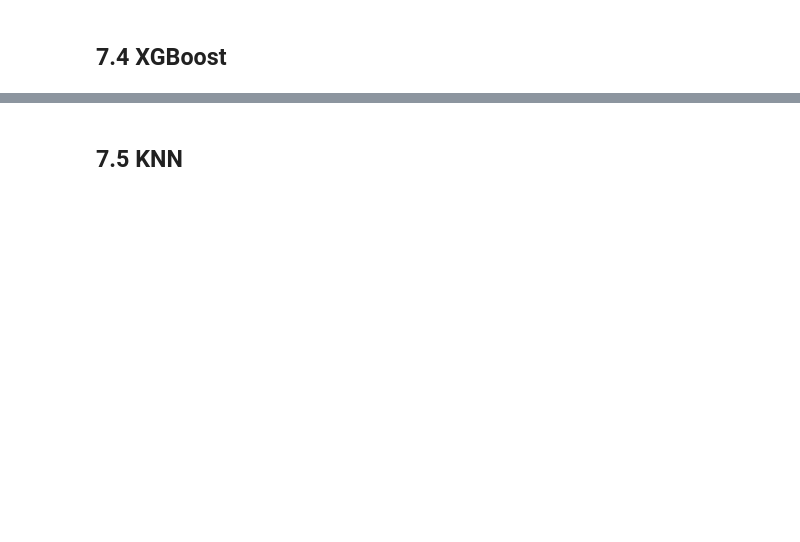
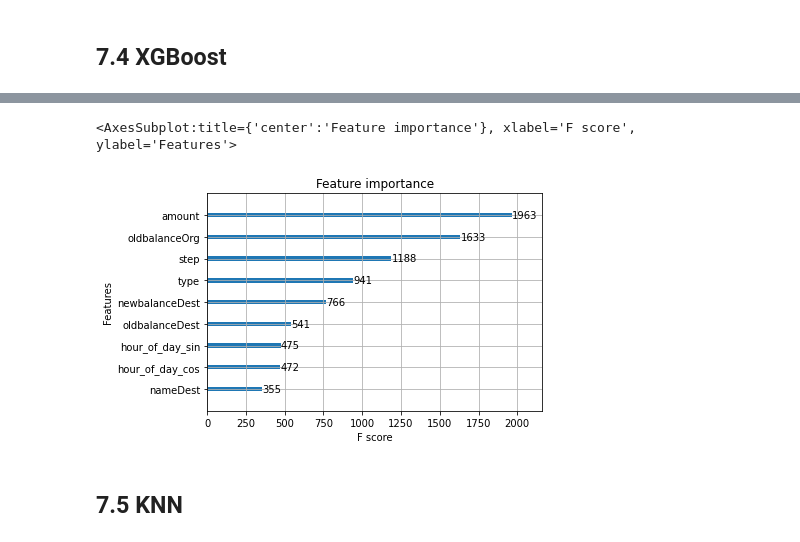
Before and after one commit to GustavoHBDuarte/fraud-detection, a Jupyter notebook: notebook_main.ipynb, the cells around one changed output, grey strips where cells are left out. Saved outputs shown, nothing was run; the diff lists cells and outputs as text; code cells hidden in the pictures; blank space fills up the shorter version.

Commit message:
Machine learning models evaluation step finished. Cross-validation step started

```diff
--- a/notebook_main.ipynb
+++ b/notebook_main.ipynb
@@ -1922,0 +1923,17 @@ weighted avg       1.00      1.00      1.00   2099665
+# %%
+
+
+model_name = 'XG Boost'
+
+model = xgb.XGBClassifier(objective='binary:logistic',
+                            n_estimators=100,
+                            max_depth=10,
+                            tree_method='exact',
+                            n_jobs=-1,
+                            random_state=42)
+
+
+df_xgb = get_model_metrics(model_name, model, X_train_boruta, y_train, X_test_boruta, y_test)
+
+
+df_xgb
@@ -1923,2 +1959,7 @@ weighted avg       1.00      1.00      1.00   2099665
+# %%
+xgb.plot_importance(model)
+# %% [output]
+<AxesSubplot:title={'center':'Feature importance'}, xlabel='F score', ylabel='Features'>
+[figure, added]
 # %% [markdown]
 ## 7.5 KNN
```
Also changed, not shown: parts of 40 cells of this notebook.
